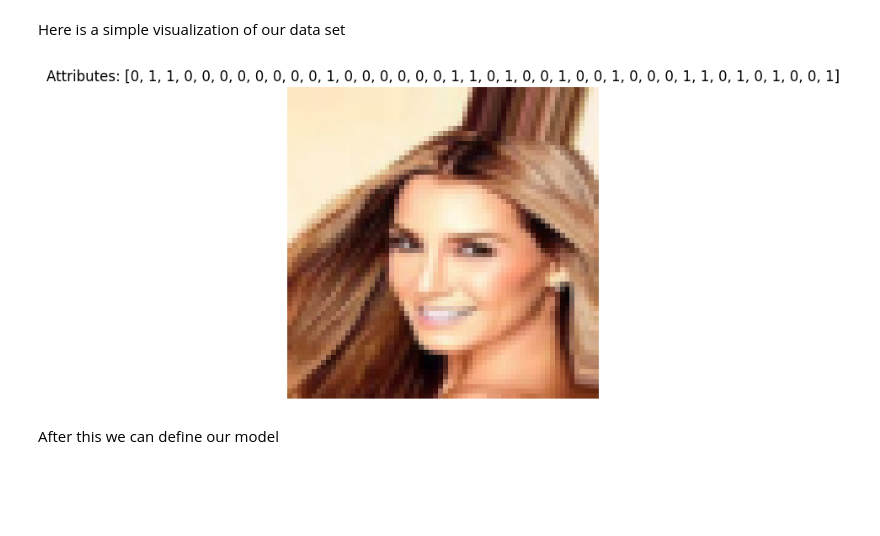
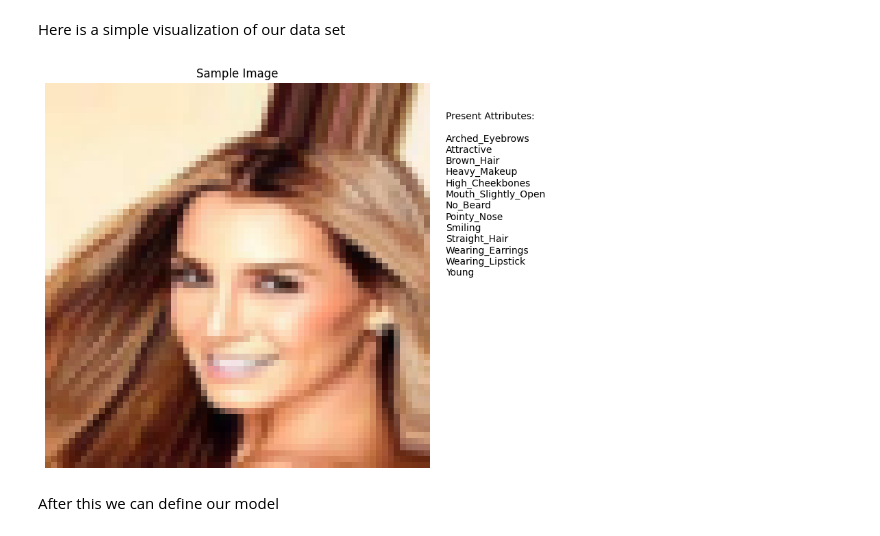
Before and after one commit to Bcrra10go/NeSyBackdoor, a Jupyter notebook: celeba/celebA.ipynb, the cells around one changed output. Drawn from its saved outputs; the diff is of its cells as text; code cells hidden in the pictures; blank space fills up the shorter version.

```diff
--- a/celeba/celebA.ipynb
+++ b/celeba/celebA.ipynb
@@ -103,13 +103,38 @@ val_loader = DataLoader(val_dataset, batch_size=BATCH_SIZE, shuffle=False)
 Here is a simple visualization of our data set
 # %%
 # Visualize a sample
+# Define attribute names
+attr_names = [
+    '5_o_Clock_Shadow', 'Arched_Eyebrows', 'Attractive', 'Bags_Under_Eyes', 'Bald',
+    'Bangs', 'Big_Lips', 'Big_Nose', 'Black_Hair', 'Blond_Hair', 'Blurry', 'Brown_Hair',
+    'Bushy_Eyebrows', 'Chubby', 'Double_Chin', 'Eyeglasses', 'Goatee', 'Gray_Hair',
+    'Heavy_Makeup', 'High_Cheekbones', 'Male', 'Mouth_Slightly_Open', 'Mustache',
+    'Narrow_Eyes', 'No_Beard', 'Oval_Face', 'Pale_Skin', 'Pointy_Nose',
+    'Receding_Hairline', 'Rosy_Cheeks', 'Sideburns', 'Smiling', 'Straight_Hair',
+    'Wavy_Hair', 'Wearing_Earrings', 'Wearing_Hat', 'Wearing_Lipstick',
+    'Wearing_Necklace', 'Wearing_Necktie', 'Young'
+]
+
+# Visualize a sample
 img, attr = full_dataset[0]
+plt.figure(figsize=(12, 6))
+
+# Plot image on the left
+plt.subplot(1, 2, 1)
 plt.imshow(np.transpose(img.numpy(), (1, 2, 0)))
-plt.title(f"Attributes: {attr[:40].tolist()}")  # Show a few
+plt.title("Sample Image")
 plt.axis('off')
+
+# Plot attributes on the right
+plt.subplot(1, 2, 2)
+present_attrs = [name for i, name in enumerate(attr_names) if attr[i] == 1]
+plt.text(0, 0.5, "Present Attributes:\n\n" + "\n".join(present_attrs), fontsize=10)
+plt.axis('off')
+
+plt.tight_layout()
 plt.show()
 # %% [output]
-[figure, old version]
+[figure, new version]
 # %% [markdown]
 After this we can define our model
 # %%
```
Also changed, not shown: parts of 3 cells of this notebook, 10 other files.
